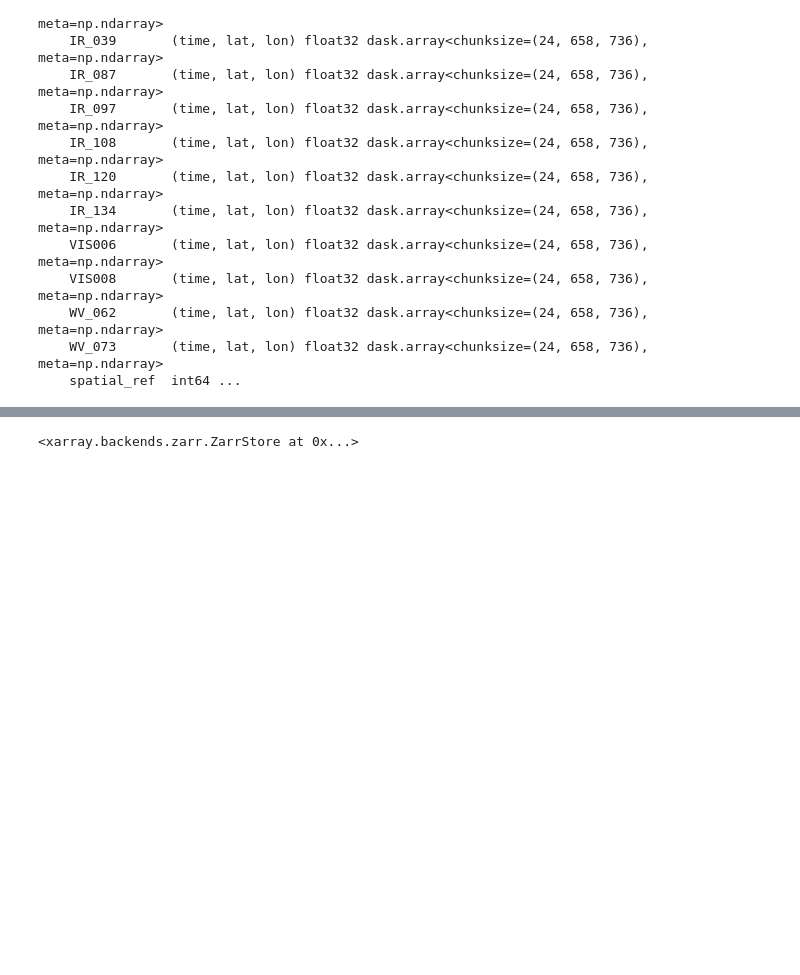
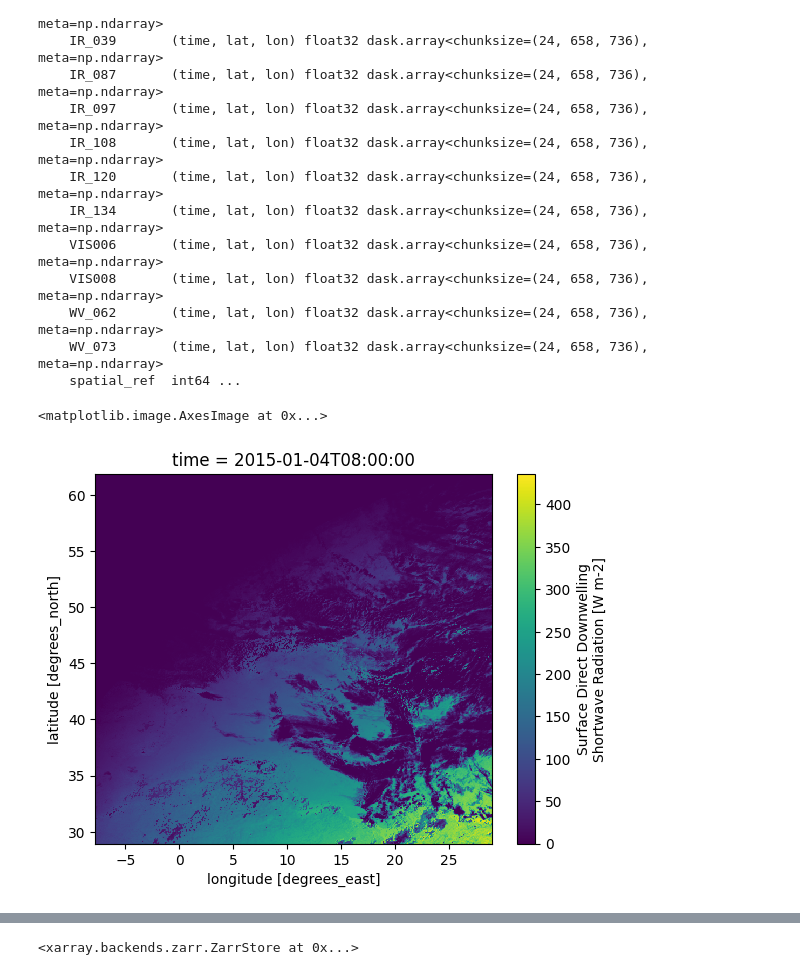
Before and after one commit to KRS-dev/irradiance_estimation, a Jupyter notebook: preprocess/SARAH3.ipynb, the cells around one changed output, grey strips where cells are left out. Saved outputs shown, nothing was run; the diff lists cells and outputs as text; code cells hidden in the pictures; blank space fills up the shorter version.

```diff
--- a/preprocess/SARAH3.ipynb
+++ b/preprocess/SARAH3.ipynb
@@ -38,6 +40,12 @@ Data variables:
     WV_062       (time, lat, lon) float32 dask.array<chunksize=(24, 658, 736), meta=np.ndarray>
     WV_073       (time, lat, lon) float32 dask.array<chunksize=(24, 658, 736), meta=np.ndarray>
     spatial_ref  int64 ...
+# %%
+sarah = xarray.open_zarr('/scratch/snx3000/kschuurm/ZARR/SARAH3.zarr')
+sarah.SID.isel(time=160).plot.imshow()
+# %% [output]
+<matplotlib.image.AxesImage at 0x...>
+[figure, added]
 # %%
 lat = hres.lat.copy()
 lon = hres.lon.copy()
```
Also changed, not shown: parts of 19 cells of this notebook, 23 other files.
